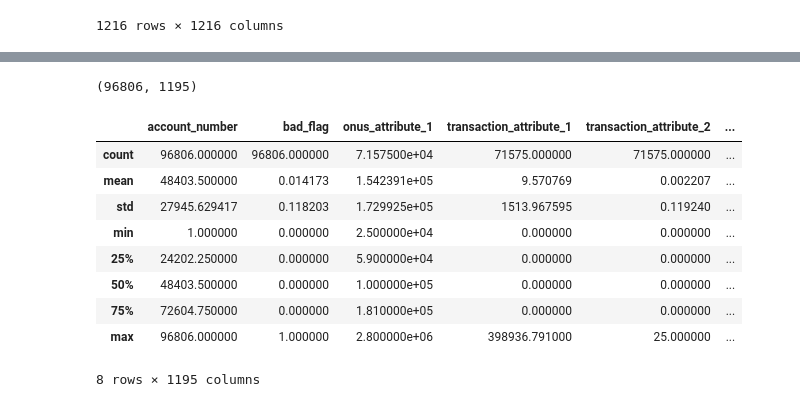
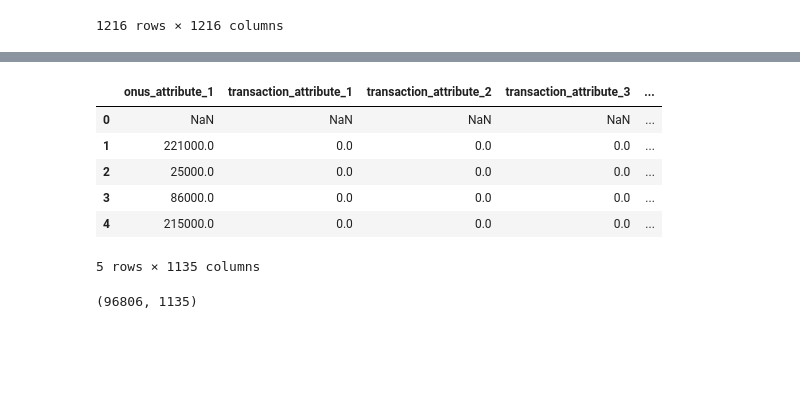
Before and after one commit to esr26/Kaggle-Projects, a Jupyter notebook: Credit Card Behavior/credit.ipynb, the cells around one changed output, grey strips where cells are left out. Drawn from its saved outputs; the diff is of its cells as text; code cells hidden in the pictures; blank space fills up the shorter version.

```diff
--- a/Credit Card Behavior/credit.ipynb
+++ b/Credit Card Behavior/credit.ipynb
@@ -120,7 +120,7 @@ bureau_enquiry_37         NaN
 bureau_enquiry_47         NaN
 Name: bureau_1, Length: 1216, dtype: float64
 # %%
-high_corr = correlation[(correlation > 0.8) & (correlation!=1) ]
+high_corr = correlation[(correlation > 0.5) & (correlation!=1) ]
 # %%
 high_corr
 # %% [output]
@@ -137,3 +137,7 @@ high_corr
 | onus_attribute_47 | NaN | NaN | NaN | NaN | NaN | ... |
 | onus_attribute_48 | NaN | NaN | NaN | NaN | NaN | ... |
 1216 rows × 1216 columns
+# %%
+high_corr = high_corr.dropna(axis=1, how='all').dropna(axis=0, how='all')
+# %%
+high_corr_columns = high_corr.columns.to_list()
@@ -140,21 +164,20 @@ high_corr
+# %%
+df = df[high_corr_columns+['account_number', 'bad_flag']]
+# %%
+df.head()
+# %% [output]
+|  | onus_attribute_1 | transaction_attribute_1 | transaction_attribute_2 | transaction_attribute_3 | ... |
+| 0 | NaN | NaN | NaN | NaN | ... |
+| 1 | 221000.0 | 0.0 | 0.0 | 0.0 | ... |
+| 2 | 25000.0 | 0.0 | 0.0 | 0.0 | ... |
+| 3 | 86000.0 | 0.0 | 0.0 | 0.0 | ... |
+| 4 | 215000.0 | 0.0 | 0.0 | 0.0 | ... |
+5 rows × 1135 columns
+# %%
+df.shape
+# %% [output]
+(96806, 1135)
 # %%
 missing_values_count = df.isnull().sum()
 columns_to_drop = missing_values_count[missing_values_count>40000].index
 df_clean = df.drop(columns=columns_to_drop)
-# %%
-df_clean.shape
-# %% [output]
-(96806, 1195)
-# %%
-df_clean.describe()
-# %% [output]
-|  | account_number | bad_flag | onus_attribute_1 | transaction_attribute_1 | transaction_attribute_2 | ... |
-| count | 96806.000000 | 96806.000000 | 7.157500e+04 | 71575.000000 | 71575.000000 | ... |
-| mean | 48403.500000 | 0.014173 | 1.542391e+05 | 9.570769 | 0.002207 | ... |
-| std | 27945.629417 | 0.118203 | 1.729925e+05 | 1513.967595 | 0.119240 | ... |
-| min | 1.000000 | 0.000000 | 2.500000e+04 | 0.000000 | 0.000000 | ... |
-| 25% | 24202.250000 | 0.000000 | 5.900000e+04 | 0.000000 | 0.000000 | ... |
-| 50% | 48403.500000 | 0.000000 | 1.000000e+05 | 0.000000 | 0.000000 | ... |
-| 75% | 72604.750000 | 0.000000 | 1.810000e+05 | 0.000000 | 0.000000 | ... |
-| max | 96806.000000 | 1.000000 | 2.800000e+06 | 398936.791000 | 25.000000 | ... |
-8 rows × 1195 columns
```
Also changed, not shown: parts of 16 cells of this notebook.
